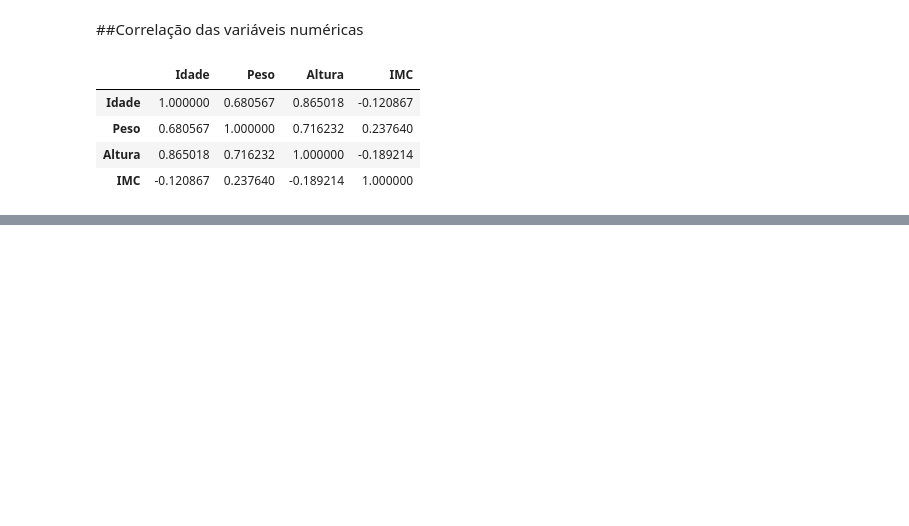
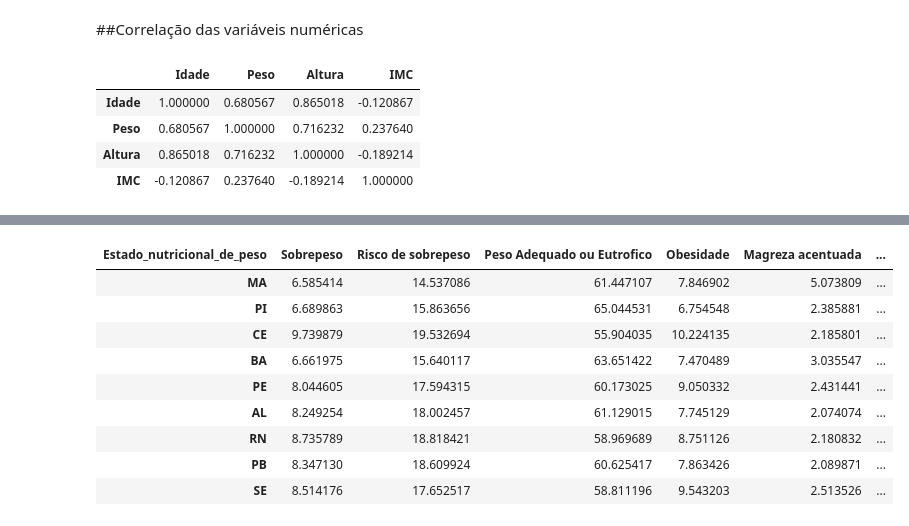
Before and after one commit to Fontebasso-JV/projeto_aplicado_1_upm, a Jupyter notebook: code.ipynb, the cells around one changed output, grey strips where cells are left out. Cells and saved outputs as stored; diff of their text form; code cells hidden in the pictures; blank space fills up the shorter version.

```diff
--- a/code.ipynb
+++ b/code.ipynb
@@ -905,0 +1312,19 @@ Drive already mounted at /content/drive; to attempt to forcibly remount, call dr
+# %%
+comparacao_1['Estado_nutricional_de_peso'] = dfs_estados_1['PB']['Estado_nutricional_de_peso'].to_list()
+# %%
+comparacao_1.set_index('Estado_nutricional_de_peso', inplace=True)
+# %%
+df_compracao_1 = comparacao_1.T
+# %%
+df_compracao_1
+# %% [output]
+| Estado_nutricional_de_peso | Sobrepeso | Risco de sobrepeso | Peso Adequado ou Eutrofico | Obesidade | Magreza acentuada | ... |
+| MA | 6.585414 | 14.537086 | 61.447107 | 7.846902 | 5.073809 | ... |
+| PI | 6.689863 | 15.863656 | 65.044531 | 6.754548 | 2.385881 | ... |
+| CE | 9.739879 | 19.532694 | 55.904035 | 10.224135 | 2.185801 | ... |
+| BA | 6.661975 | 15.640117 | 63.651422 | 7.470489 | 3.035547 | ... |
+| PE | 8.044605 | 17.594315 | 60.173025 | 9.050332 | 2.431441 | ... |
+| AL | 8.249254 | 18.002457 | 61.129015 | 7.745129 | 2.074074 | ... |
+| RN | 8.735789 | 18.818421 | 58.969689 | 8.751126 | 2.180832 | ... |
+| PB | 8.347130 | 18.609924 | 60.625417 | 7.863426 | 2.089871 | ... |
+| SE | 8.514176 | 17.652517 | 58.811196 | 9.543203 | 2.513526 | ... |
```
Also changed, not shown: parts of 75 cells of this notebook.
